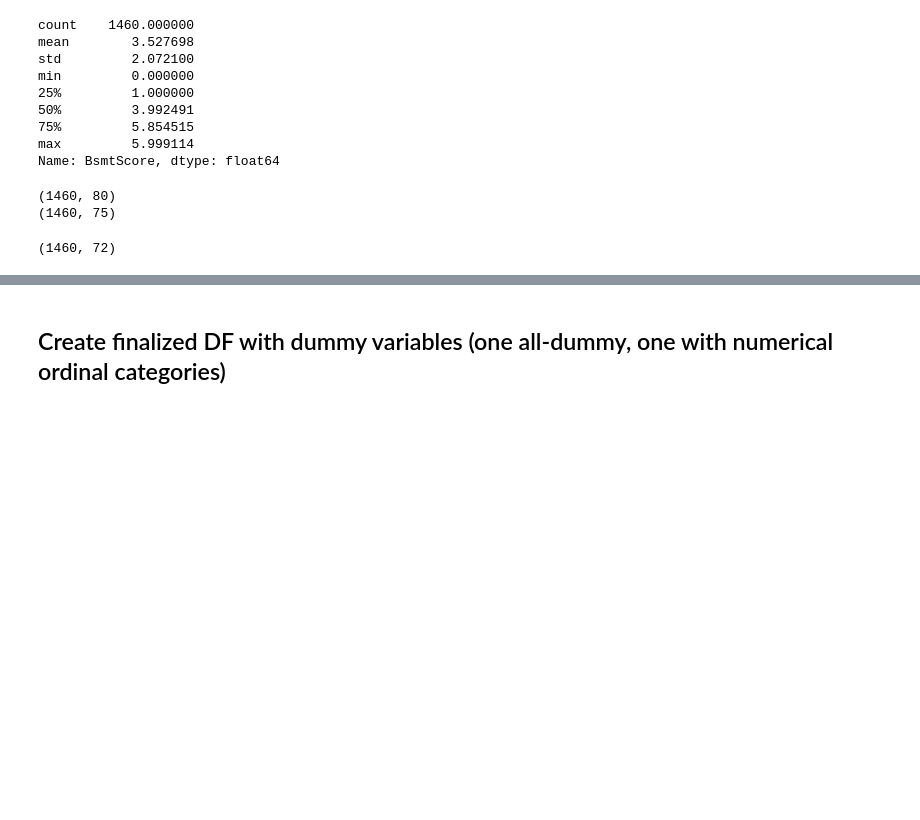
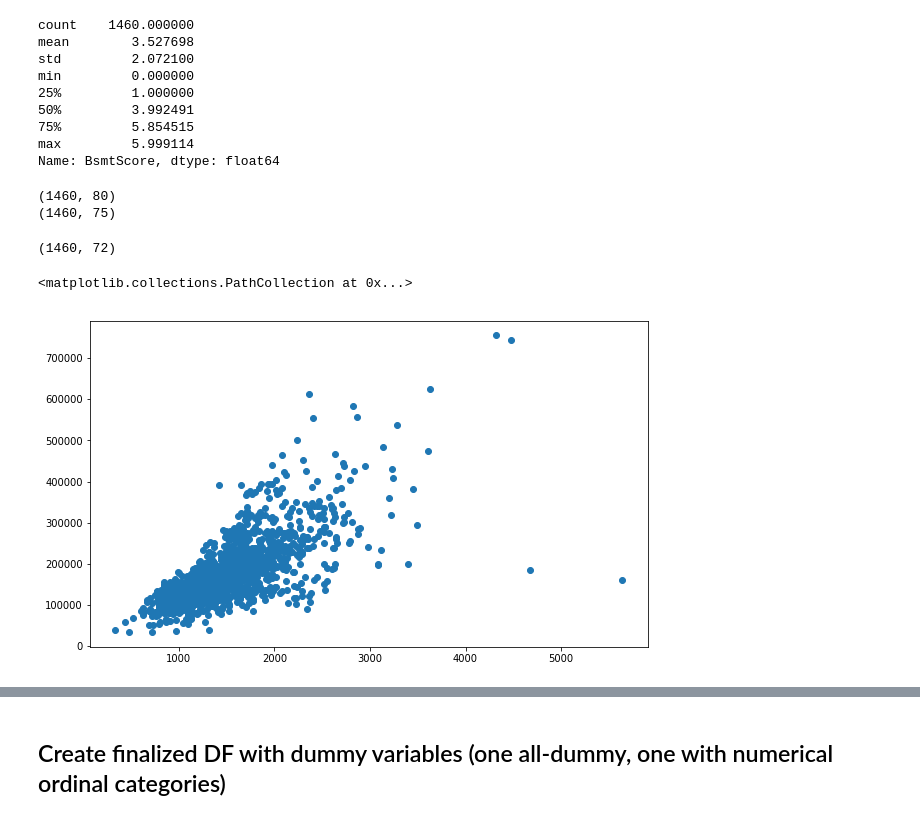
Before and after one commit to cchen17/machine-learning_house-prices, a Jupyter notebook: dave/AmesDF_Processing.ipynb, the cells around one changed output, grey strips where cells are left out. Saved outputs shown, nothing was run; the diff lists cells and outputs as text; code cells hidden in the pictures; blank space fills up the shorter version.

Commit message:
remove outliers from Processing, added Linear and RF scripts

```diff
--- a/dave/AmesDF_Processing.ipynb
+++ b/dave/AmesDF_Processing.ipynb
@@ -58,6 +58,7 @@ def ConvertNaToNone(df, varlist):
 # %%
 #Apply this function with our list of features containing NA, and convert the "No" in MasVnrType to "None" to match the other values
 amesNoNAs = ConvertNaToNone(amesdf1, ['PoolQC', 'MiscFeature', 'Alley', 'Fence', 'FireplaceQu', 'GarageYrBlt', 'GarageCond', 'BsmtExposure', 'BsmtFinType2', 'GarageType', 'GarageFinish', 'GarageQual', 'BsmtCond', 'BsmtQual', 'BsmtFinType1', 'MasVnrType'])
+amesNoNAs['MasVnrType'] = amesNoNAs['MasVnrType'].str.replace('None', 'No')
 # %% [output]
 A value is trying to be set on a copy of a slice from a DataFrame
 
@@ -102,7 +103,7 @@ print(amesNoNAs['Electrical'].value_counts())
 
 #For the two numerical entries (LotFrontage, MasVnrArea), replace with random sample of the non-NA values
 amesNoNAs.loc[amesNoNAs['LotFrontage'].isna(), 'LotFrontage'] = np.random.choice(amesNoNAs['LotFrontage'].dropna(), size=259, replace=True)
-amesNoNAs.loc[amesNoNAs['MasVnrArea'].isna(), 'MasVnrArea'] = np.random.choice(amesNoNAs['MasVnrArea'].dropna(), size=8, replace=True)
+amesNoNAs.loc[amesNoNAs['MasVnrArea'].isna(), 'MasVnrArea'] = np.zeros(8)
 # %% [output]
 SBrkr    1334
 FuseA      94
@@ -213,3 +214,13 @@ amesNoNAs = amesNoNAs.drop(['FullBath', 'HalfBath', 'BsmtFullBath', 'BsmtHalfBat
 print(amesNoNAs.shape)
 # %% [output]
 (1460, 72)
+# %%
+'''The authors of the data suggested removing the two houses with the largest GrLivArea, suggesting they were unusual sales
+with huge lots. We can show this graphically to justify removing these two outliers (Id=1299 and 524)'''
+
+import matplotlib.pyplot as plt
+plt.figure(figsize=(10,6))
+plt.scatter(amesNoNAs['GrLivArea'], amesNoNAs['SalePrice'])
+# %% [output]
+<matplotlib.collections.PathCollection at 0x...>
+[figure, added]
```
Also changed, not shown: parts of 11 cells of this notebook, 3 other files.
